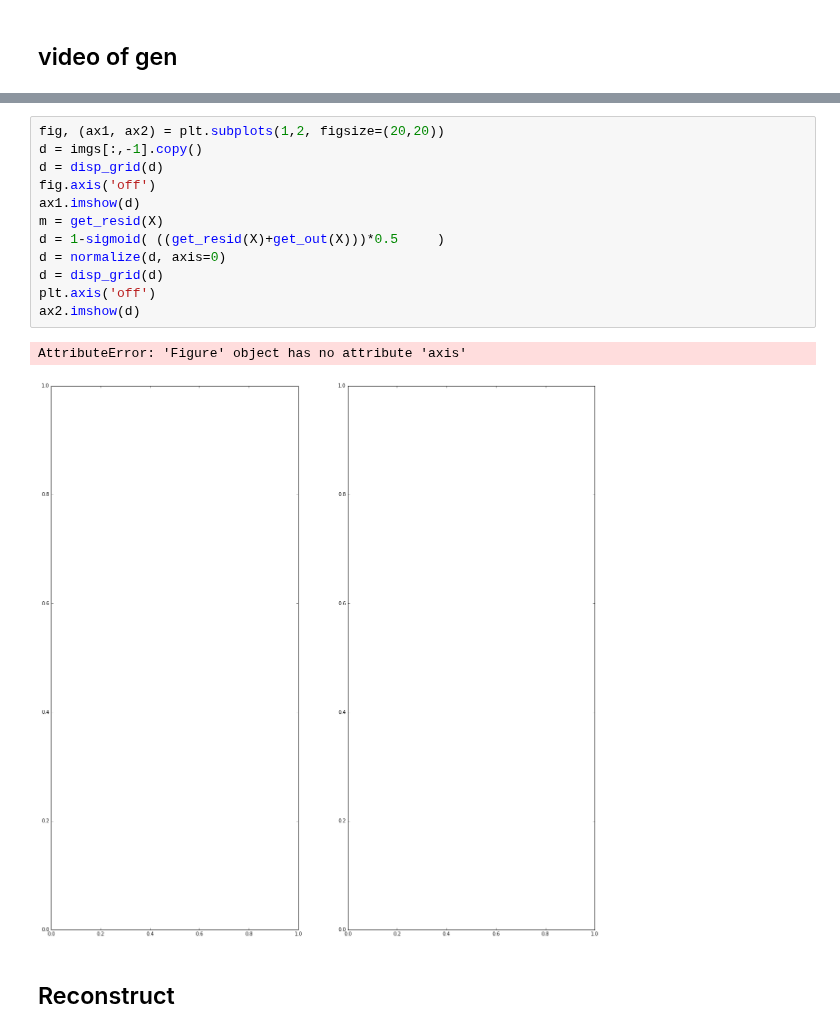
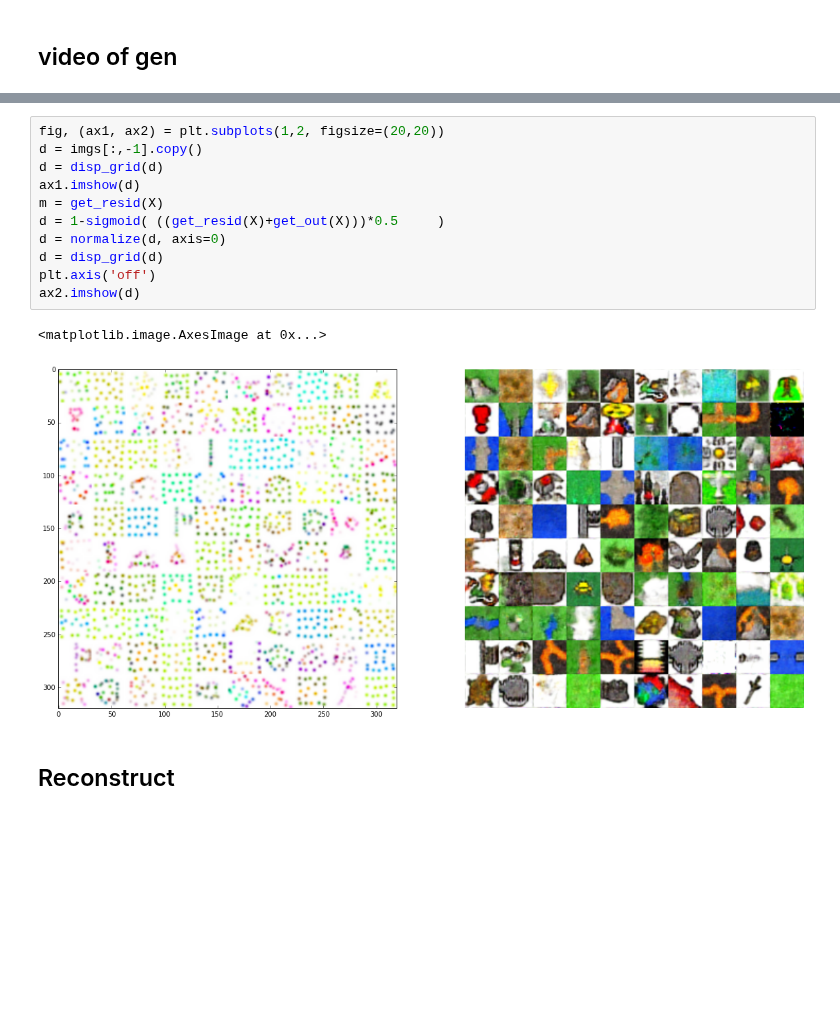
Before and after one commit to mehdidc/feature_generation, a Jupyter notebook: ipynb/brush_stroke_interactive.ipynb, the cells around one changed output, grey strips where cells are left out. Saved outputs shown, nothing was run; the diff lists cells and outputs as text; blank space fills up the shorter version.

```diff
--- a/ipynb/brush_stroke_interactive.ipynb
+++ b/ipynb/brush_stroke_interactive.ipynb
@@ -324,18 +324,17 @@ ffmpeg -framerate 8 -i img%08d.png -c:v libx264 -r 8 -pix_fmt yuv420p /home/mche
 # %%
 fig, (ax1, ax2) = plt.subplots(1,2, figsize=(20,20))
 d = imgs[:,-1].copy()
 d = disp_grid(d)
-fig.axis('off')
 ax1.imshow(d)
 m = get_resid(X)
 d = 1-sigmoid( ((get_resid(X)+get_out(X)))*0.5     )
 d = normalize(d, axis=0)
 d = disp_grid(d)
 plt.axis('off')
 ax2.imshow(d)
 # %% [output]
-AttributeError: 'Figure' object has no attribute 'axis'
+<matplotlib.image.AxesImage at 0x...>
-[figure, old version]
+[figure, new version]
 # %% [markdown]
 ## Reconstruct
 # %%
```
Also changed, not shown: 2 other files.
